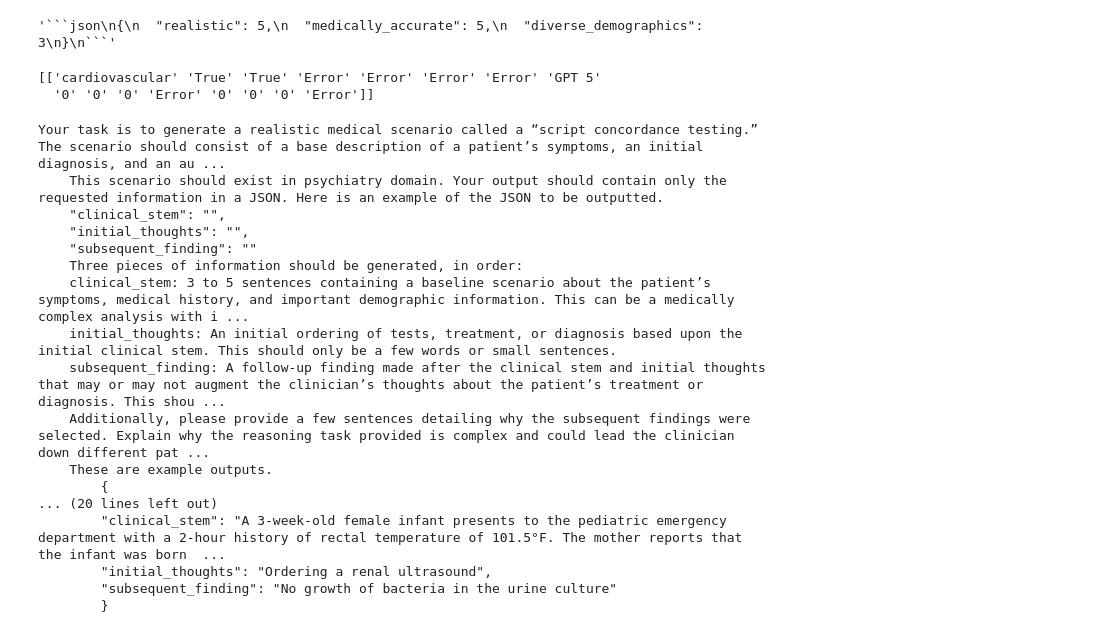
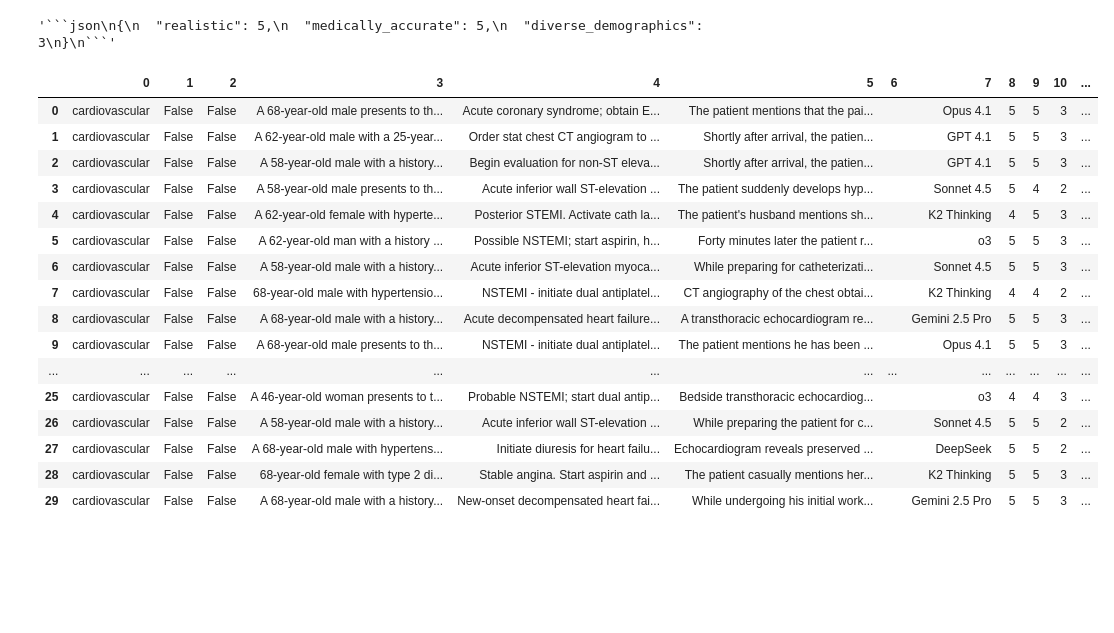
Before and after one commit to Isaac-Freeman/reasyn25, a Jupyter notebook: driver_sct.ipynb, the cells around one changed output. Cells and saved outputs as stored; diff of their text form; code cells hidden in the pictures; blank space fills up the shorter version.

```diff
--- a/driver_sct.ipynb
+++ b/driver_sct.ipynb
@@ -52,29 +52,29 @@ jgtest
 # %%
 import random
 import numpy as np
-
+#monitor API status pages closely when running large batches, these methods work even when some APIs do not and can lead to wasted expenditure
 def get_creators():
     # Returns a dictionary of creator functions.
     return {
-        "gpt5": cr.gpt5_creator_synth_sct
-        # "gpt41": cr.gpt41_creator_synth_sct,
-        # "ds": cr.ds_creator_synth_sct,
-        # "cs45": cr.cs45_creator_synth_sct,
-        # "o3": cr.o3_creator_synth_sct,
-        # "gem25p": cr.gem25p_creator_synth_sct,
-        # "co41": cr.co41_creator_synth_sct,
-        # "k2": cr.k2_creator_synth_sct
+        "gpt5": cr.gpt5_creator_synth_sct,
+        "gpt41": cr.gpt41_creator_synth_sct,
+        "ds": cr.ds_creator_synth_sct,
+        "cs45": cr.cs45_creator_synth_sct,
+        "o3": cr.o3_creator_synth_sct,
+        "gem25p": cr.gem25p_creator_synth_sct,
+        "co41": cr.co41_creator_synth_sct,
+        "k2": cr.k2_creator_synth_sct
     }
 
 def get_judges():
     # Returns a dictionary of judge functions.
     return {
-        # "gpt5",
-        # "gpt41",
-        # "ds",
-        # "cs45",
-        # "o3",
-        # "gem25p",
+        "gpt5",
+        "gpt41",
+        "ds",
+        "cs45",
+        "o3",
+        "gem25p",
         "co41",
         "k2"
     }
@@ -135,5 +131,0 @@ goob = batch_sct(1, input)
-# %%
-print(goob)
-# %% [output]
-[['cardiovascular' 'True' 'True' 'Error' 'Error' 'Error' 'Error' 'GPT 5'
-  '0' '0' '0' 'Error' '0' '0' '0' 'Error']]
@@ -141,0 +132,5 @@ goob = cr.create_sct_prompt('psychiatry', True, True)
+# %%
+input = ['cardiovascular', False, False]
+goob3 = batch_sct(30, input)
+goob3_pd = pd.DataFrame(goob3)
+goob3_pd.to_csv("data/sct_trial104.csv")
@@ -142,20 +140,20 @@ goob = cr.create_sct_prompt('psychiatry', True, True)
 # %%
-print(goob)
+goob3_pd
 # %% [output]
-Your task is to generate a realistic medical scenario called a “script concordance testing.”  The scenario should consist of a base description of a patient’s symptoms, an initial diagnosis, and an au ...
-    This scenario should exist in psychiatry domain. Your output should contain only the requested information in a JSON. Here is an example of the JSON to be outputted.
-    "clinical_stem": "",
-    "initial_thoughts": "",
-    "subsequent_finding": ""
-    Three pieces of information should be generated, in order:
-    clinical_stem: 3 to 5 sentences containing a baseline scenario about the patient’s symptoms, medical history, and important demographic information. This can be a medically complex analysis with i ...
-    initial_thoughts: An initial ordering of tests, treatment, or diagnosis based upon the initial clinical stem. This should only be a few words or small sentences.
-    subsequent_finding: A follow-up finding made after the clinical stem and initial thoughts that may or may not augment the clinician’s thoughts about the patient’s treatment or diagnosis. This shou ...
-    Additionally, please provide a few sentences detailing why the subsequent findings were selected. Explain why the reasoning task provided is complex and could lead the clinician down different pat ...
-    These are example outputs.
-        {
-... (20 lines left out)
-        "clinical_stem": "A 3-week-old female infant presents to the pediatric emergency department with a 2-hour history of rectal temperature of 101.5°F. The mother reports that the infant was born  ...
-        "initial_thoughts": "Ordering a renal ultrasound",
-        "subsequent_finding": "No growth of bacteria in the urine culture"
-        }
+|  | 0 | 1 | 2 | 3 | 4 | 5 | 6 | 7 | 8 | 9 | 10 | ... |
+| 0 | cardiovascular | False | False | A 68-year-old male presents to th... | Acute coronary syndrome; obtain E... | The patient mentions that the pai... |  | Opus 4.1 | 5 | 5 | 3 | ... |
+| 1 | cardiovascular | False | False | A 62-year-old male with a 25-year... | Order stat chest CT angiogram to ... | Shortly after arrival, the patien... |  | GPT 4.1 | 5 | 5 | 3 | ... |
+| 2 | cardiovascular | False | False | A 58-year-old male with a history... | Begin evaluation for non-ST eleva... | Shortly after arrival, the patien... |  | GPT 4.1 | 5 | 5 | 3 | ... |
+| 3 | cardiovascular | False | False | A 58-year-old male presents to th... | Acute inferior wall ST-elevation ... | The patient suddenly develops hyp... |  | Sonnet 4.5 | 5 | 4 | 2 | ... |
+| 4 | cardiovascular | False | False | A 62-year-old female with hyperte... | Posterior STEMI. Activate cath la... | The patient's husband mentions sh... |  | K2 Thinking | 4 | 5 | 3 | ... |
+| 5 | cardiovascular | False | False | A 62-year-old man with a history ... | Possible NSTEMI; start aspirin, h... | Forty minutes later the patient r... |  | o3 | 5 | 5 | 3 | ... |
+| 6 | cardiovascular | False | False | A 58-year-old male with a history... | Acute inferior ST-elevation myoca... | While preparing for catheterizati... |  | Sonnet 4.5 | 5 | 5 | 3 | ... |
+| 7 | cardiovascular | False | False | 68-year-old male with hypertensio... | NSTEMI - initiate dual antiplatel... | CT angiography of the chest obtai... |  | K2 Thinking | 4 | 4 | 2 | ... |
+| 8 | cardiovascular | False | False | A 68-year-old male with a history... | Acute decompensated heart failure... | A transthoracic echocardiogram re... |  | Gemini 2.5 Pro | 5 | 5 | 3 | ... |
+| 9 | cardiovascular | False | False | A 68-year-old male presents to th... | NSTEMI - initiate dual antiplatel... | The patient mentions he has been ... |  | Opus 4.1 | 5 | 5 | 3 | ... |
+| ... | ... | ... | ... | ... | ... | ... | ... | ... | ... | ... | ... | ... |
+| 25 | cardiovascular | False | False | A 46-year-old woman presents to t... | Probable NSTEMI; start dual antip... | Bedside transthoracic echocardiog... |  | o3 | 4 | 4 | 3 | ... |
+| 26 | cardiovascular | False | False | A 58-year-old male with a history... | Acute inferior wall ST-elevation ... | While preparing the patient for c... |  | Sonnet 4.5 | 5 | 5 | 2 | ... |
+| 27 | cardiovascular | False | False | A 68-year-old male with hypertens... | Initiate diuresis for heart failu... | Echocardiogram reveals preserved ... |  | DeepSeek | 5 | 5 | 2 | ... |
+| 28 | cardiovascular | False | False | 68-year-old female with type 2 di... | Stable angina. Start aspirin and ... | The patient casually mentions her... |  | K2 Thinking | 5 | 5 | 3 | ... |
+| 29 | cardiovascular | False | False | A 68-year-old male with a history... | New-onset decompensated heart fai... | While undergoing his initial work... |  | Gemini 2.5 Pro | 5 | 5 | 3 | ... |
```
Also changed, not shown: parts of 6 cells of this notebook, 10 other files.
